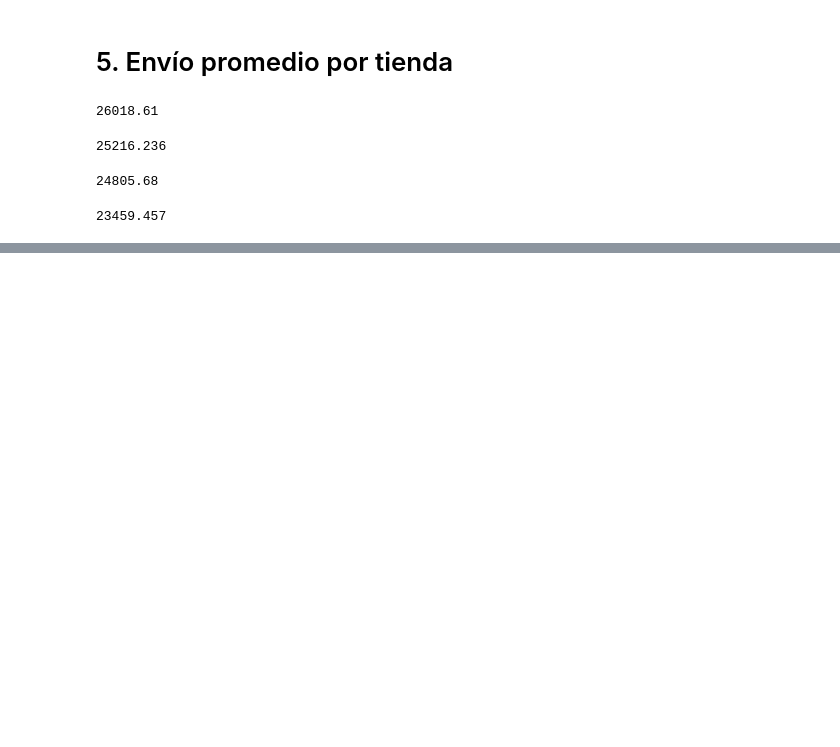
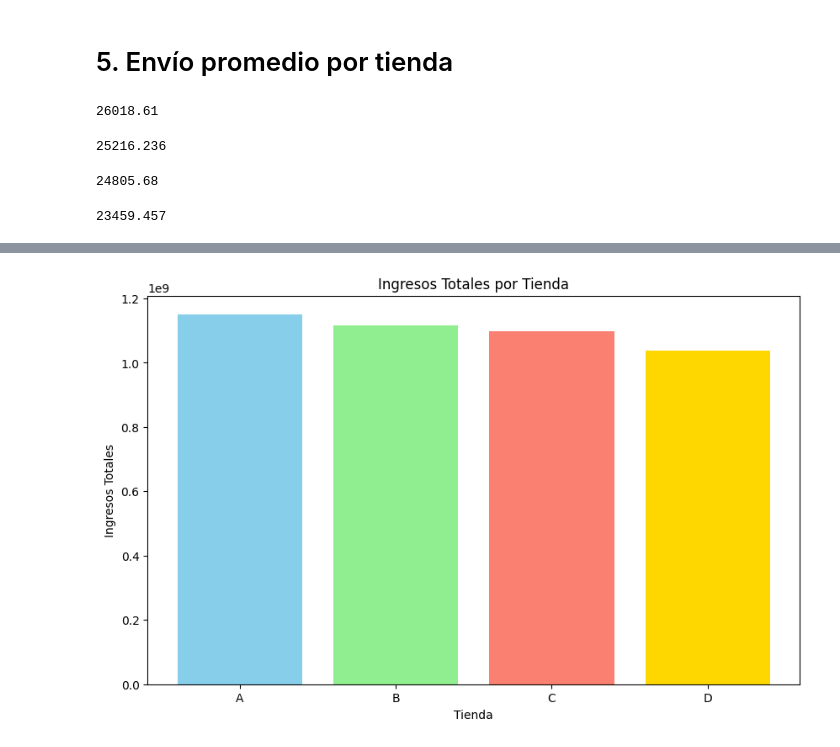
Before and after one commit to Gabriel-muni/Bosquejo, a Jupyter notebook: AluraStoreLatam_(1).ipynb, the cells around one changed output, grey strips where cells are left out. Saved outputs shown, nothing was run; the diff lists cells and outputs as text; code cells hidden in the pictures; blank space fills up the shorter version.

```diff
--- a/AluraStoreLatam_(1).ipynb
+++ b/AluraStoreLatam_(1).ipynb
@@ -379,0 +333,10 @@ Promed_costo_de_envió_tiendaD
+# %%
+# Gráfico de barras para ingresos totales por tienda
+plt.figure(figsize=(10, 6))
+plt.bar(df['Tiendas'], df['Ventas'], color=['skyblue', 'lightgreen', 'salmon', 'gold'])
+plt.title('Ingresos Totales por Tienda')
+plt.xlabel('Tienda')
+plt.ylabel('Ingresos Totales')
+plt.show()
+# %% [output]
+[figure, added]
```
Also changed, not shown: parts of 26 cells of this notebook.
